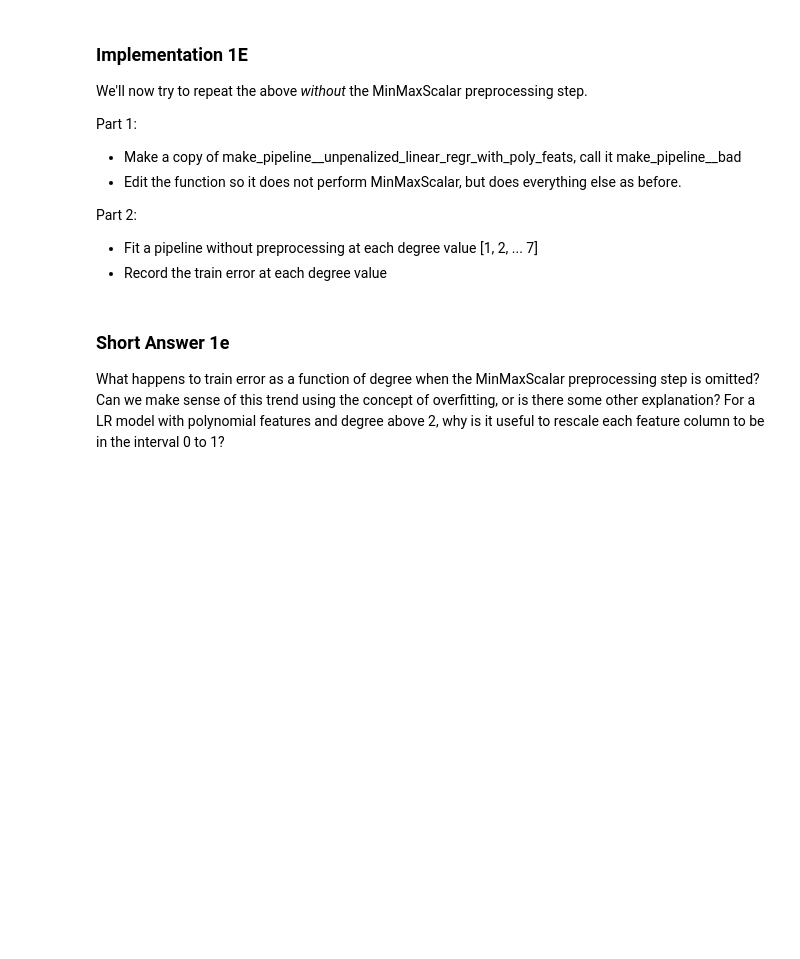
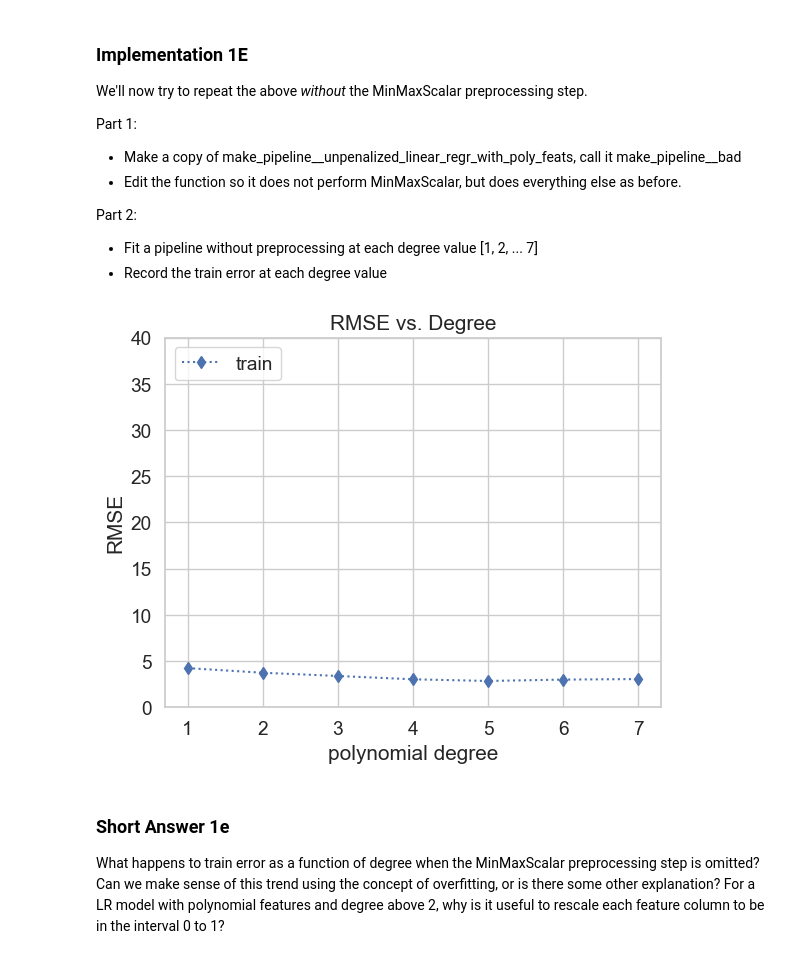
Before and after one commit to thevedantmodi/COMP0135, a Jupyter notebook: hw1/hw1.ipynb, the cells around one changed output. Saved outputs shown, nothing was run; the diff lists cells and outputs as text; code cells hidden in the pictures; blank space fills up the shorter version.

```diff
--- a/hw1/hw1.ipynb
+++ b/hw1/hw1.ipynb
@@ -341,6 +395,48 @@ Part 2:
 
 * Fit a pipeline without preprocessing at each degree value [1, 2, ... 7]
 * Record the train error at each degree value
+# %%
+def make_pipeline__bad(degree=1):
+    pipeline = sklearn.pipeline.Pipeline(
+        steps=[
+         ('poly_transformer', sklearn.preprocessing.PolynomialFeatures(degree=degree, include_bias=False)),
+         ('linear_regr', sklearn.linear_model.LinearRegression()),
+        ])
+
+    # Return the constructed pipeline
+    # We can treat it as if it has a 'regression' API
+    # e.g. a fit and a predict method
+    return pipeline
+
+fv_nominmax_err_tr_list = []
+fv_nominmax_err_va_list = []
+
+fv_nominmax_pipeline_list = []
+for degree in degree_list:
+
+    # create a pipeline using features with current degree value
+    deg_pipeline = make_pipeline__bad(degree)
+    # train this pipeline on provided training data
+    deg_pipeline.fit(x_tr_MF, y_tr_M)
+
+    # Compute training error
+    yhat_tr_M = sanitize(deg_pipeline.predict(x_tr_MF)) # be sure to sanitize predictions
+    yhat_va_N = sanitize(deg_pipeline.predict(x_va_NF))  # be sure to sanitize predictions
+
+    err_tr = calc_root_mean_squared_error(y_tr_M, yhat_tr_M)
+    err_va = calc_root_mean_squared_error(y_va_N, yhat_va_N)
+
+    fv_nominmax_err_tr_list.append(err_tr)
+    fv_nominmax_err_va_list.append(err_va)
+
+    # store current pipeline for future use
+    fv_nominmax_pipeline_list.append(deg_pipeline)
+
+plot_train_and_valid_error_vs_hyper(
+    degree_list, fv_nominmax_err_tr_list, leg_loc='upper left');
+plt.title('RMSE vs. Degree');
+# %% [output]
+[figure, added]
 # %% [markdown]
 ### Short Answer 1e
 
```
Also changed, not shown: parts of 19 cells of this notebook, 12 other files.
